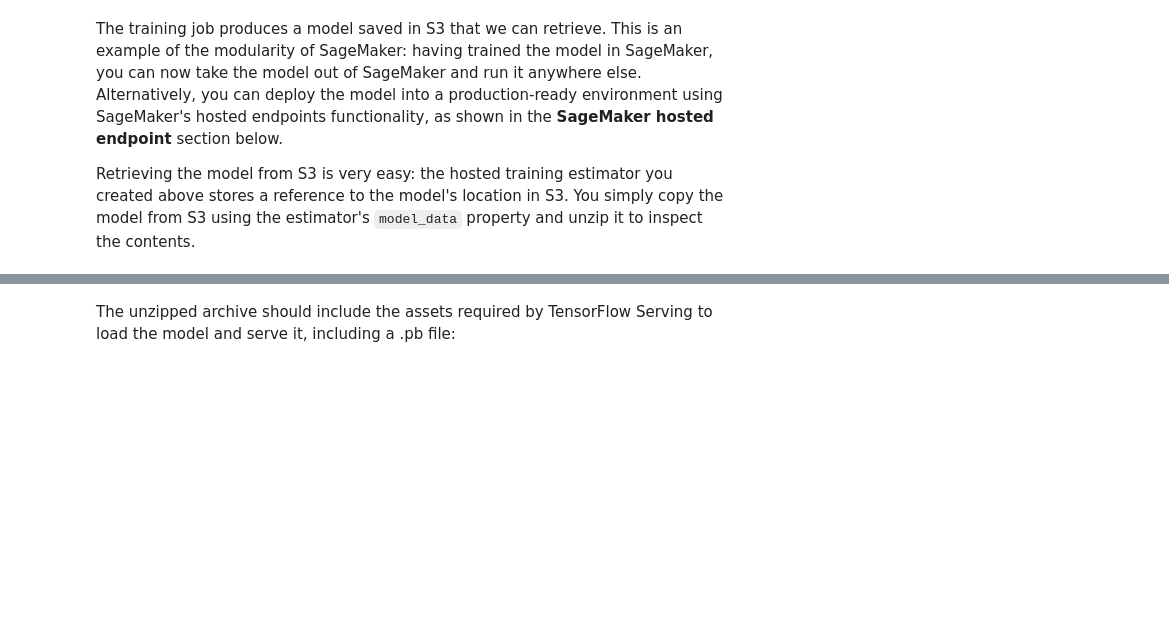
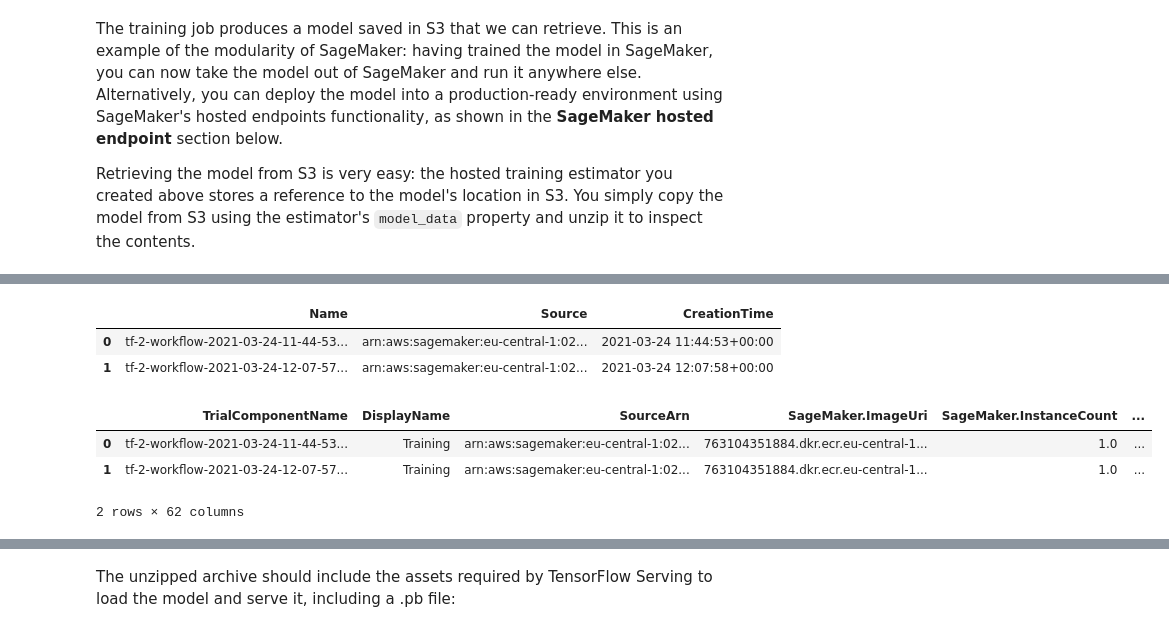
Before and after one commit to crayon/amazon-sagemaker-immersion-day, a Jupyter notebook: labs/02_manual_sagemaker_process_train/02_manual_sagemaker_process_train.ipynb, the cells around one changed output, grey strips where cells are left out. Drawn from its saved outputs; the diff is of its cells as text; code cells hidden in the pictures; blank space fills up the shorter version.

```diff
--- a/labs/02_manual_sagemaker_process_train/02_manual_sagemaker_process_train.ipynb
+++ b/labs/02_manual_sagemaker_process_train/02_manual_sagemaker_process_train.ipynb
@@ -214,0 +203,12 @@ print(inputs)
+# %%
+from smexperiments.experiment import Experiment
+from smexperiments.trial import Trial
+from smexperiments.trial_component import TrialComponent
+from sagemaker.analytics import ExperimentAnalytics
+
+experiment_name = "house-price-prediction-experiment"
+
+experiment = Experiment.create(
+    experiment_name=experiment_name,
+    description="An prediction experiment on Boston Housing dataset using tensorflow framework."
+)
@@ -250,3 +277,22 @@ hosted_estimator.model_data
+# %%
+execs_table
+# %% [output]
+|  | Name | Source | CreationTime |
+| 0 | tf-2-workflow-2021-03-24-11-44-53... | arn:aws:sagemaker:eu-central-1:02... | 2021-03-24 11:44:53+00:00 |
+| 1 | tf-2-workflow-2021-03-24-12-07-57... | arn:aws:sagemaker:eu-central-1:02... | 2021-03-24 12:07:58+00:00 |
+# %%
+table = ExperimentAnalytics(
+    sagemaker_session=sess,
+    experiment_name=experiment.experiment_name,
+    sort_by="CreationTime",
+    sort_order="Ascending"
+)
+table.dataframe()
+# %% [output]
+|  | TrialComponentName | DisplayName | SourceArn | SageMaker.ImageUri | SageMaker.InstanceCount | ... |
+| 0 | tf-2-workflow-2021-03-24-11-44-53... | Training | arn:aws:sagemaker:eu-central-1:02... | 763104351884.dkr.ecr.eu-central-1... | 1.0 | ... |
+| 1 | tf-2-workflow-2021-03-24-12-07-57... | Training | arn:aws:sagemaker:eu-central-1:02... | 763104351884.dkr.ecr.eu-central-1... | 1.0 | ... |
+2 rows × 62 columns
 # %%
 !aws s3 cp {hosted_estimator.model_data} ./model/model.tar.gz
 # %% [output]
```
Also changed, not shown: parts of 23 cells of this notebook, 2 other files.
